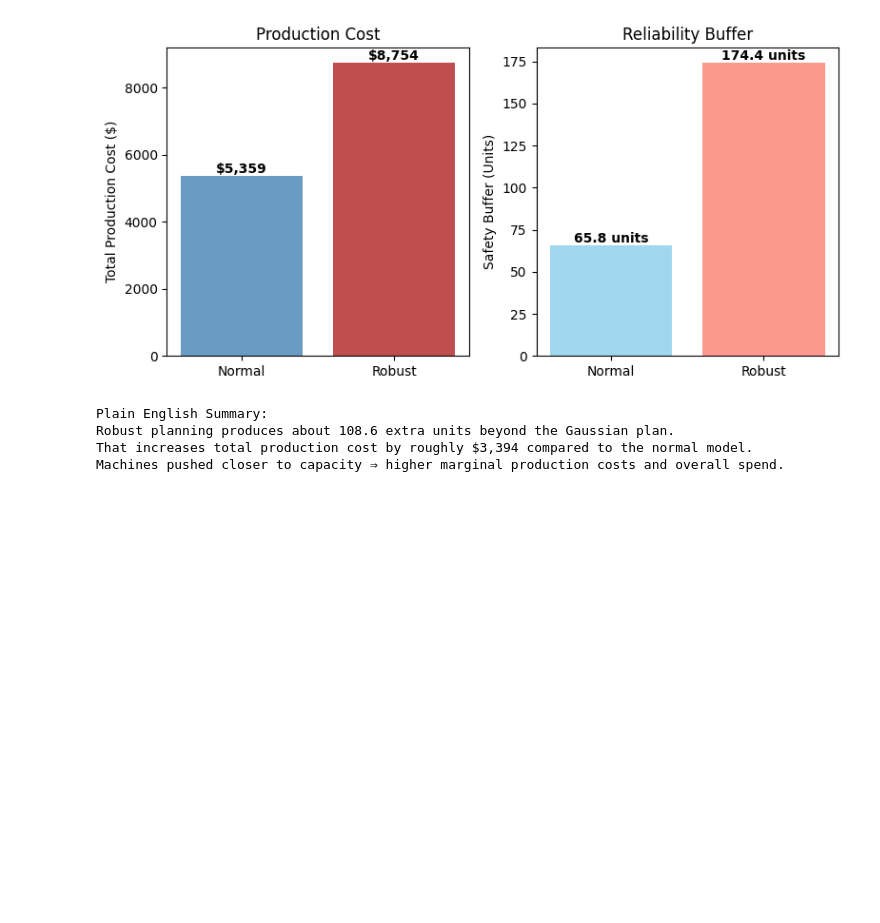
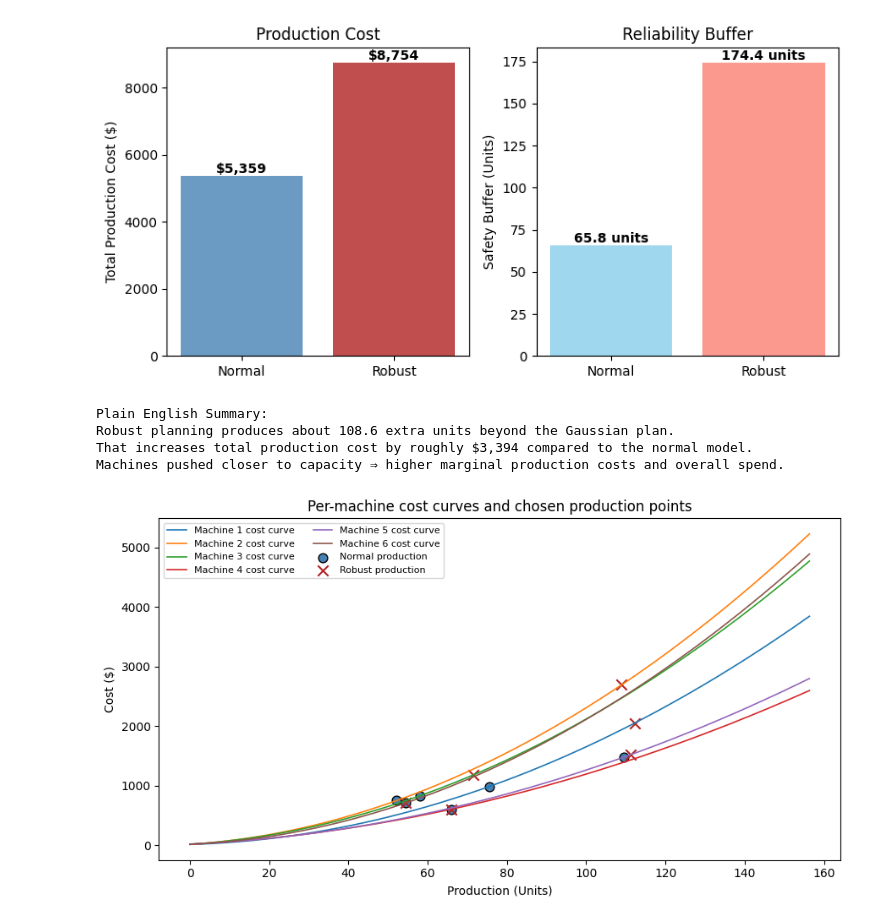
Before and after one commit to vishal36-pop/opti-project-draft, a Jupyter notebook: Opit_explained_dt 21st.ipynb, the cells around one changed output. Saved outputs shown, nothing was run; the diff lists cells and outputs as text; code cells hidden in the pictures; blank space fills up the shorter version.

```diff
--- a/Opit_explained_dt 21st.ipynb
+++ b/Opit_explained_dt 21st.ipynb
@@ -439,3 +439,40 @@ Plain English Summary:
 Robust planning produces about 108.6 extra units beyond the Gaussian plan.
 That increases total production cost by roughly $3,394 compared to the normal model.
 Machines pushed closer to capacity ⇒ higher marginal production costs and overall spend.
+# %%
+# Per-machine cost curves with chosen production points (Normal vs Robust)
+import numpy as np
+import matplotlib.pyplot as plt
+
+# Ensure prerequisite objects exist: `system`, `results`
+if 'system' not in globals() or 'results' not in globals():
+    raise RuntimeError("Factory system or results dictionary is not defined. Run the scenario comparison cells first.")
+if 'normal' not in results or 'robust' not in results:
+    raise RuntimeError("Expected 'normal' and 'robust' keys in results. Run the comparison loop cell.")
+
+x_plot = np.linspace(0, system.u.max() * 1.05, 200)
+plt.figure(figsize=(9, 5))
+for i in range(system.n):
+    alpha_i = system.alpha[i]
+    beta_i = system.beta[i]
+    gamma_i = system.gamma[i]
+    cost_curve = alpha_i * x_plot**2 + beta_i * x_plot + gamma_i
+    plt.plot(x_plot, cost_curve, label=f"Machine {i+1} cost curve", linewidth=1.2)
+
+# Production points for each reliability modeling mode
+prod_normal = results['normal']['x']
+prod_robust = results['robust']['x']
+cost_normal = system.alpha * prod_normal**2 + system.beta * prod_normal + system.gamma
+cost_robust = system.alpha * prod_robust**2 + system.beta * prod_robust + system.gamma
+
+plt.scatter(prod_normal, cost_normal, marker='o', color='steelblue', edgecolor='black', s=60, label='Normal production')
+plt.scatter(prod_robust, cost_robust, marker='x', color='firebrick', s=80, label='Robust production')
+
+plt.title("Per-machine cost curves and chosen production points")
+plt.xlabel("Production (Units)")
+plt.ylabel("Cost ($)")
+plt.legend(ncol=2, fontsize=8)
+plt.tight_layout()
+plt.show()
+# %% [output]
+[figure, added]
```
Also changed, not shown: 1 other file.
